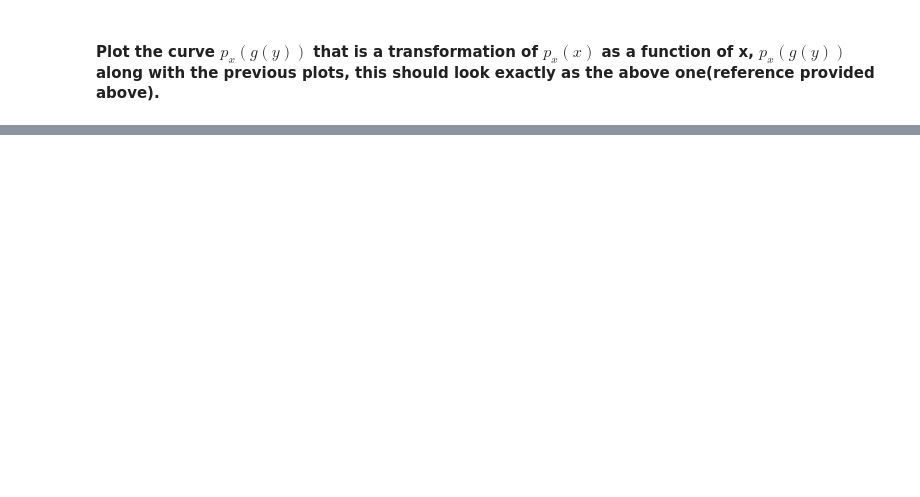
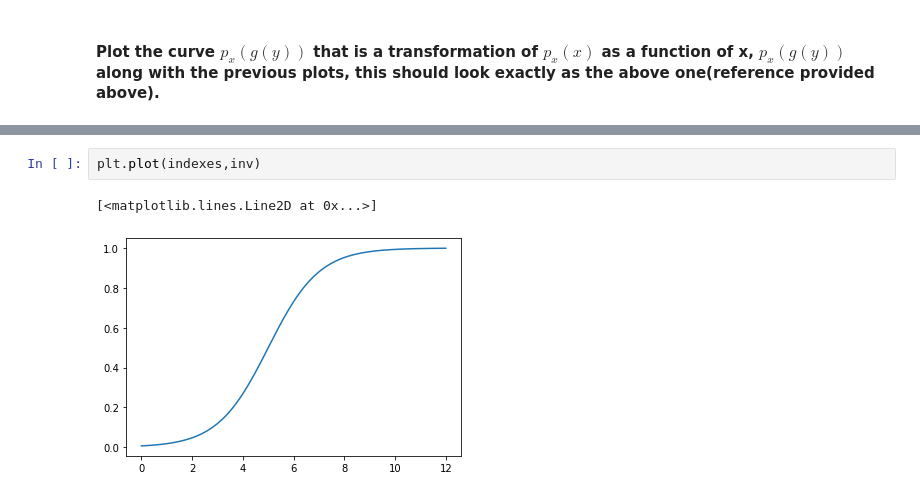
Before and after one commit to malwaru/Awesome-MachineLearning, a Jupyter notebook: ML_Assignment_01/Introduction_Homework.ipynb, the cells around one changed output, grey strips where cells are left out. Saved outputs shown, nothing was run; the diff lists cells and outputs as text; blank space fills up the shorter version.

```diff
--- a/ML_Assignment_01/Introduction_Homework.ipynb
+++ b/ML_Assignment_01/Introduction_Homework.ipynb
@@ -100,0 +209,5 @@ soln4 = 0
+# %%
+plt.plot(indexes,inv)
+# %% [output]
+[<matplotlib.lines.Line2D at 0x...>]
+[figure, added]
```
Also changed, not shown: parts of 14 cells of this notebook.
